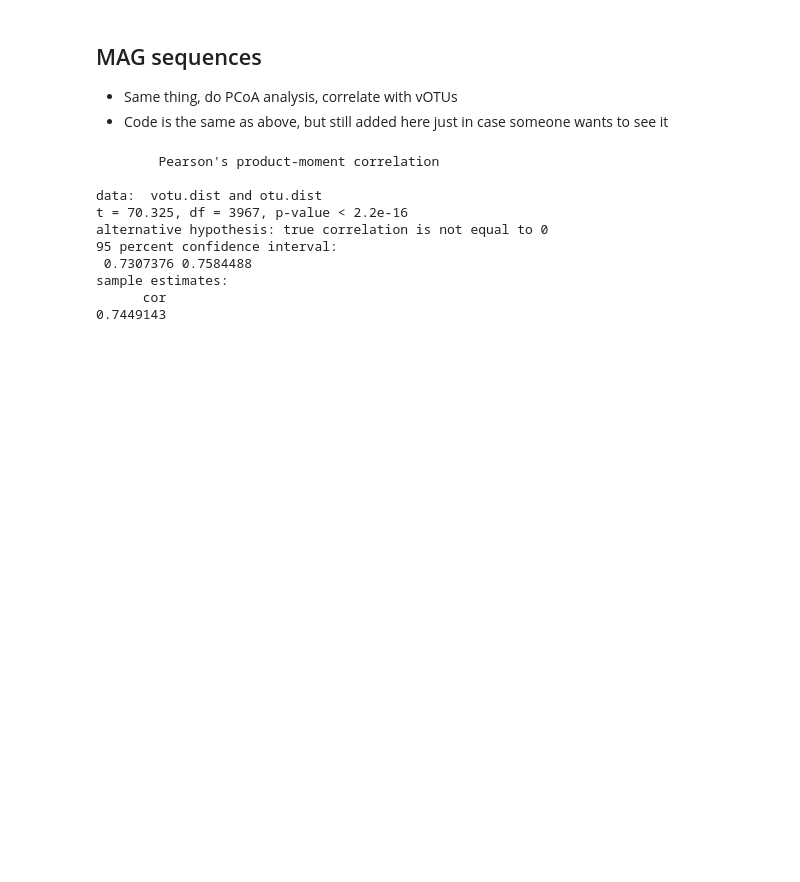
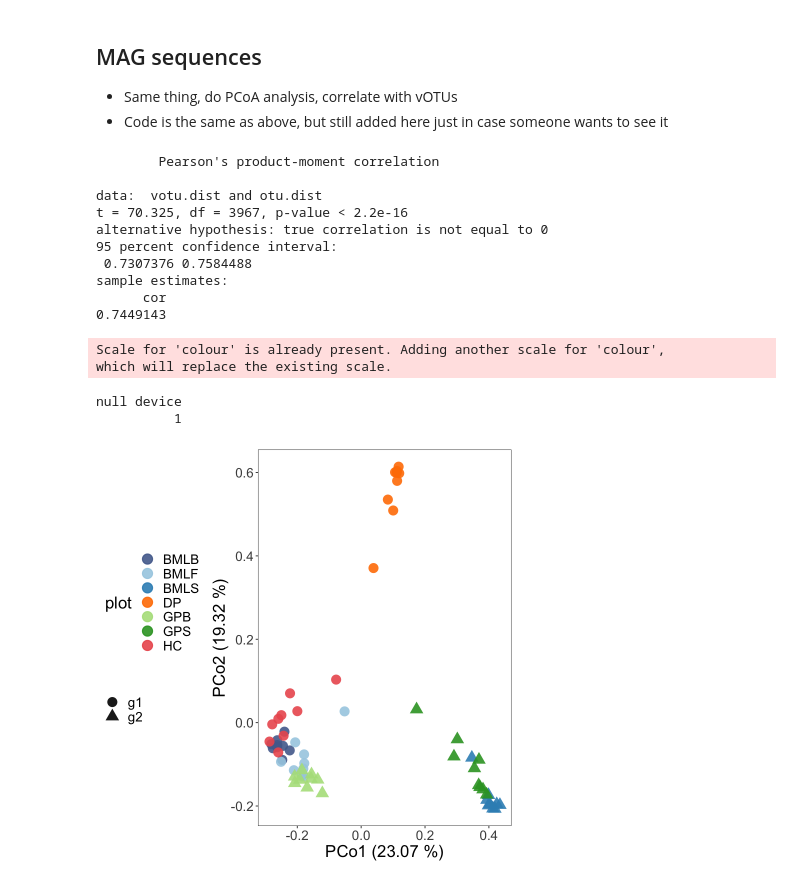
Before and after one commit to AnneliektH/BodegaBay2021, a Jupyter notebook: R_16S_rRNA_seq.ipynb, the cells around one changed output. Cells and saved outputs as stored; diff of their text form; code cells hidden in the pictures; blank space fills up the shorter version.

```diff
--- a/R_16S_rRNA_seq.ipynb
+++ b/R_16S_rRNA_seq.ipynb
@@ -224,6 +224,14 @@ eigval <- round(pcoa$values$Relative_eig * 100, digits = 2)
 
 # merge those dfs
 axes <- merge(cat_meta.ordered, axes, by.x = "SampleID", by.y = "SampleID")
+# %%
+# Put those eigenvalues in a df so they easy to get to.
+eigval <- data.frame( PC = 1:length(eigval), Eigval = eigval)
+# head(eigval) # see top eigenvalues
+eigval[[1,2]] # see first axes percentage
+eigval[[2,2]] # second axes
+eigval[[3,2]] # third axes
+eigval[[4,2]] # fourth axes
 # %%
 # permanova for MAGs vs various soil measurements (in this case only % soil moisture is depicted)
 pmanova2 = adonis2(as.dist(mag.dist) ~ perc_moisture, data = cat_meta.ordered)
@@ -244,3 +252,50 @@ alternative hypothesis: true correlation is not equal to 0
 sample estimates:
       cor
 0.7449143
+# %%
+# Create PCoA of MAG abundance table
+
+# write to pdf
+#pdf("../plots/PCOA_MAGs.pdf")
+
+# set plot
+p <- ggplot(axes, aes(Axis.1, Axis.2), width = 7, height = 3)
+
+# set color of the points as the factor depth, shape as year, set size and see-throughness
+p + geom_point(aes(colour=as.character(plot_detail), shape=as.character(veg_g)), size = 5,alpha=0.9, stroke=1) +
+#p + geom_point(aes(colour=as.character(bulk_rhizo)), size = 6,alpha=0.9, stroke=1) +
+
+  # set text for the axis lables
+  xlab(paste("PCo1 (", eigval$Eigval[1], " %)", sep = "")) +  # or somthing else
+  ylab(paste("PCo2 (", eigval$Eigval[2], " %)", sep = "")) +
+
+
+  # dotted lines through the plot
+  #geom_vline(xintercept = 0, linetype = 2) +
+  #geom_hline(yintercept = 0, linetype = 2) +
+
+  # set the colors of the points with the colorbrewer pallet
+  scale_color_brewer(name = "", palette = "Paired") +
+  scale_color_manual(name = 'plot', values = c("#536c9b", "#a6cee3", "#3690c0", "#ff7f00", "#b2df8a", '#33a02c', '#ec5c5dff'))  +
+
+  # you can set colors manually by this:
+  #scale_color_manual(name = 'soil', values = c("#377eb8", "#e41a1c", "yellow")) +
+
+  # set shapes of the points
+  scale_shape_manual(name = "", values=c(16,17,15,18)) +
+
+  # tell where the legend has to be
+  guides(color = guide_legend(title.position = "left", title.hjust = 0.5)) +
+  theme_bw() +
+
+  # set text size for whole graph. set the background color (white with no lines)
+  theme(text = element_text(size = 20), panel.grid.major = element_blank(),
+  panel.grid.minor = element_blank(),
+        legend.position = "left")
+dev.off()
+# %% [output]
+Scale for 'colour' is already present. Adding another scale for 'colour',
+which will replace the existing scale.
+null device
+          1
+[figure, added]
```
